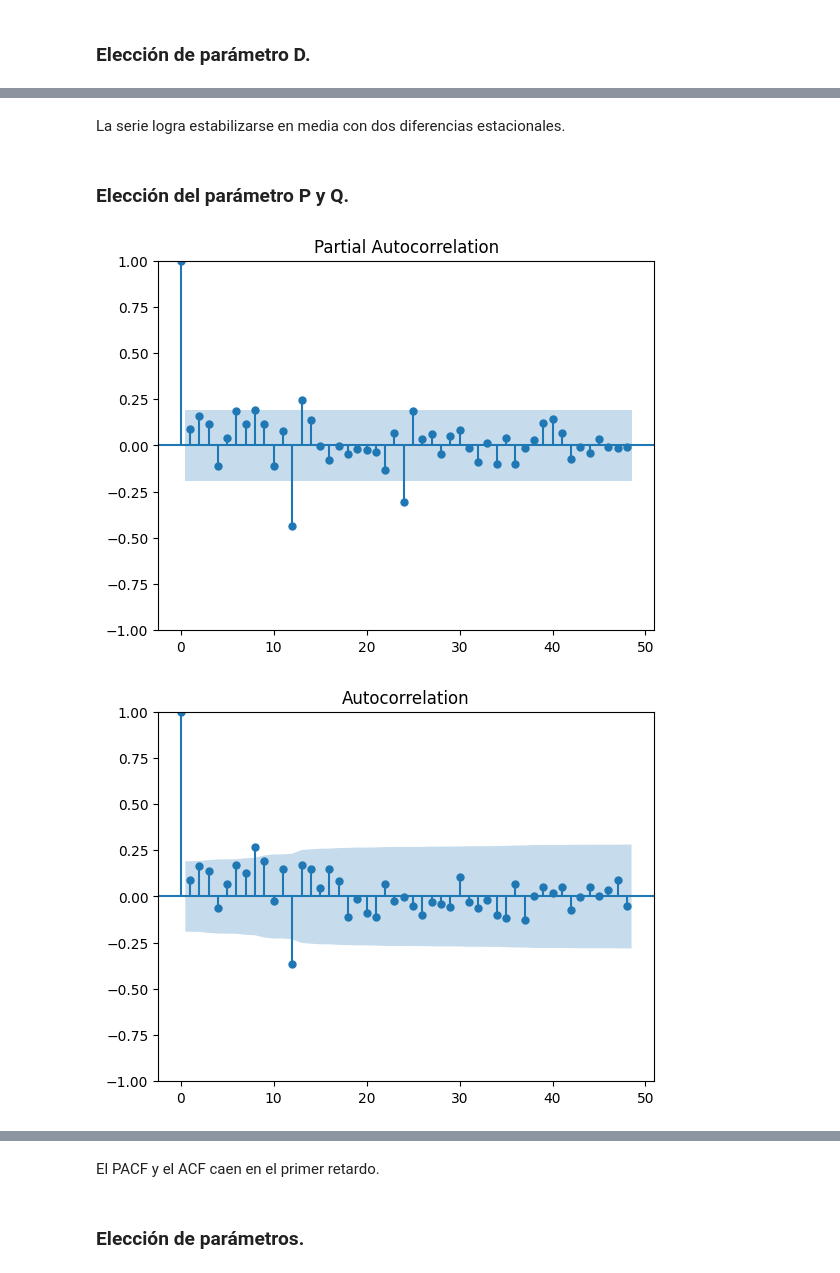
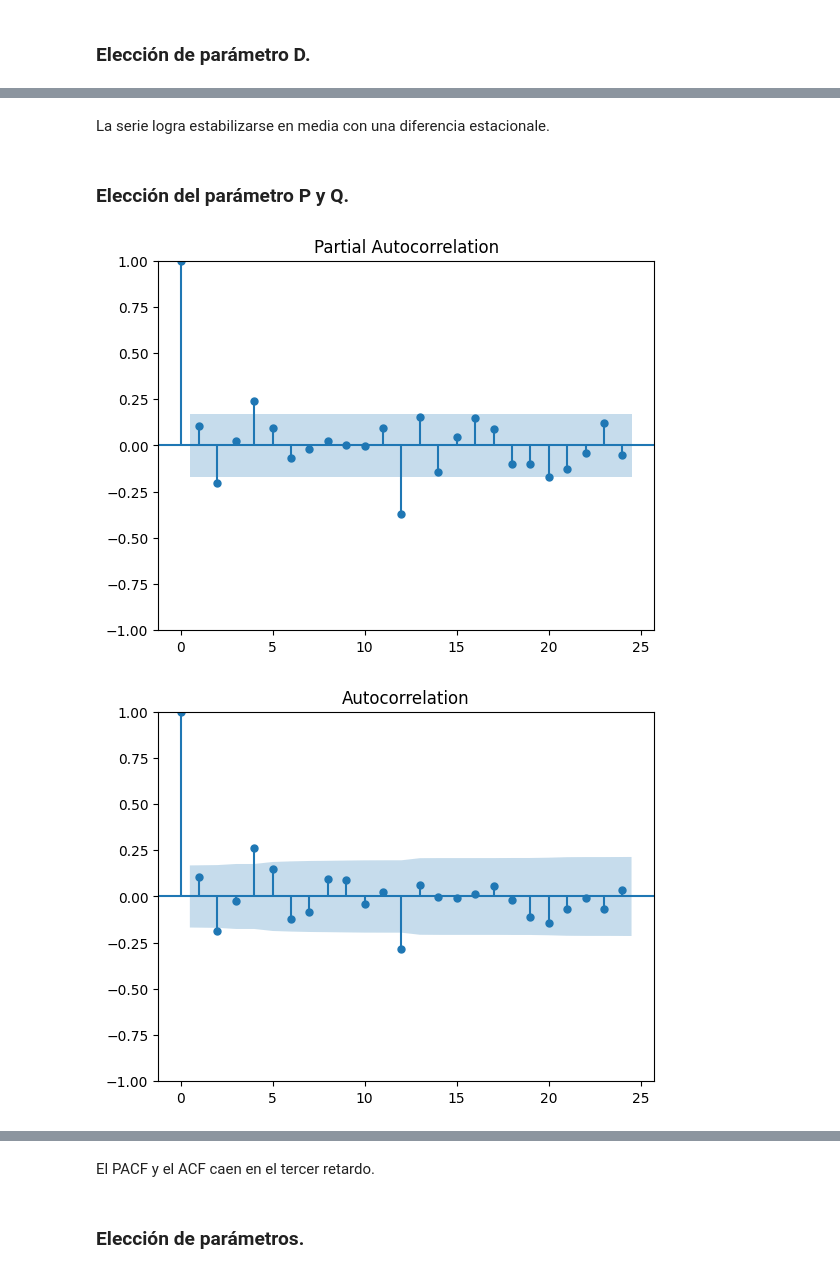
Before and after one commit to Ari-Castellanos/LABORATORIO_10_DS, a Jupyter notebook: PAIS_gt.ipynb, the cells around one changed output, grey strips where cells are left out. Cells and saved outputs as stored; diff of their text form; code cells hidden in the pictures.

```diff
--- a/PAIS_gt.ipynb
+++ b/PAIS_gt.ipynb
@@ -33,7 +33,7 @@ df.head(2)
 # %% [markdown]
 ### Serie de tiempo.
 # %%
-df_filtro = df[(df['Tipo de Viajero'].isin(['Excursionista', 'Turista']) & (df['País'] == 'Guatemala'))]
+df_filtro = df[(df['Tipo de Viajero'].isin(['Excursionista', 'Turista']) & (df['País'] != 'Guatemala') & (df['Vía'] == 'Terrestre'))]
 df_fecha = df_filtro.groupby('Fecha')['Viajero'].sum().round(0).astype(int)
 serie = df_fecha.to_frame('Viajero')
 serie = serie.sort_values(by='Fecha', ascending=True)
@@ -254,10 +254,10 @@ plt.show()
 # %% [markdown]
-La serie logra estabilizarse en media con dos diferencias estacionales.
+La serie logra estabilizarse en media con una diferencia estacionale.
 # %% [markdown]
 ### Elección del parámetro P y Q.
 # %%
-plot_acf(entrenamiento.diff(12).dropna(), lags=48)
-plot_pacf(entrenamiento.diff(12).dropna(), lags=48)
+plot_acf(entrenamiento.diff(12).dropna(), lags=24)
+plot_pacf(entrenamiento.diff(12).dropna(), lags=24)
 # %% [output]
-[figure, old version]
+[figure, new version]
-[figure, old version]
+[figure, new version]
@@ -265,5 +265,5 @@ plot_pacf(entrenamiento.diff(12).dropna(), lags=48)
 # %% [markdown]
-El PACF y el ACF caen en el primer retardo.
+El PACF y el ACF caen en el tercer retardo.
 # %% [markdown]
 ### Elección de parámetros.
 # %% [markdown]
```
Also changed, not shown: parts of 29 cells of this notebook, 3 other files.
